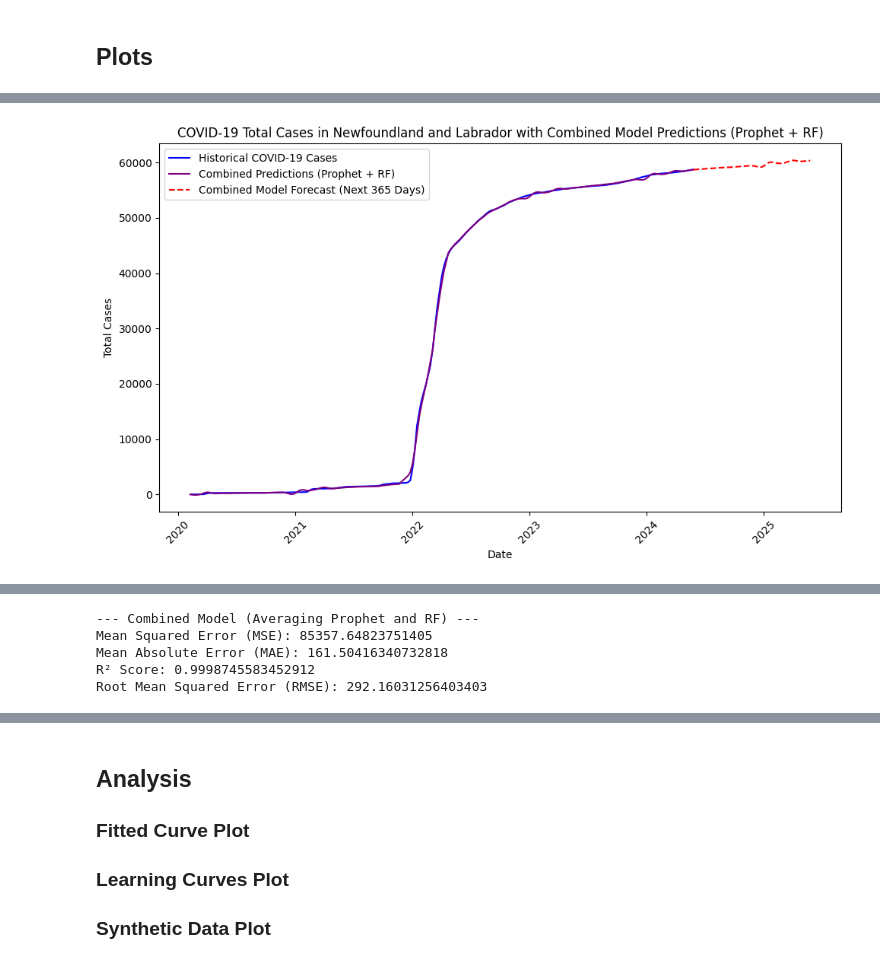
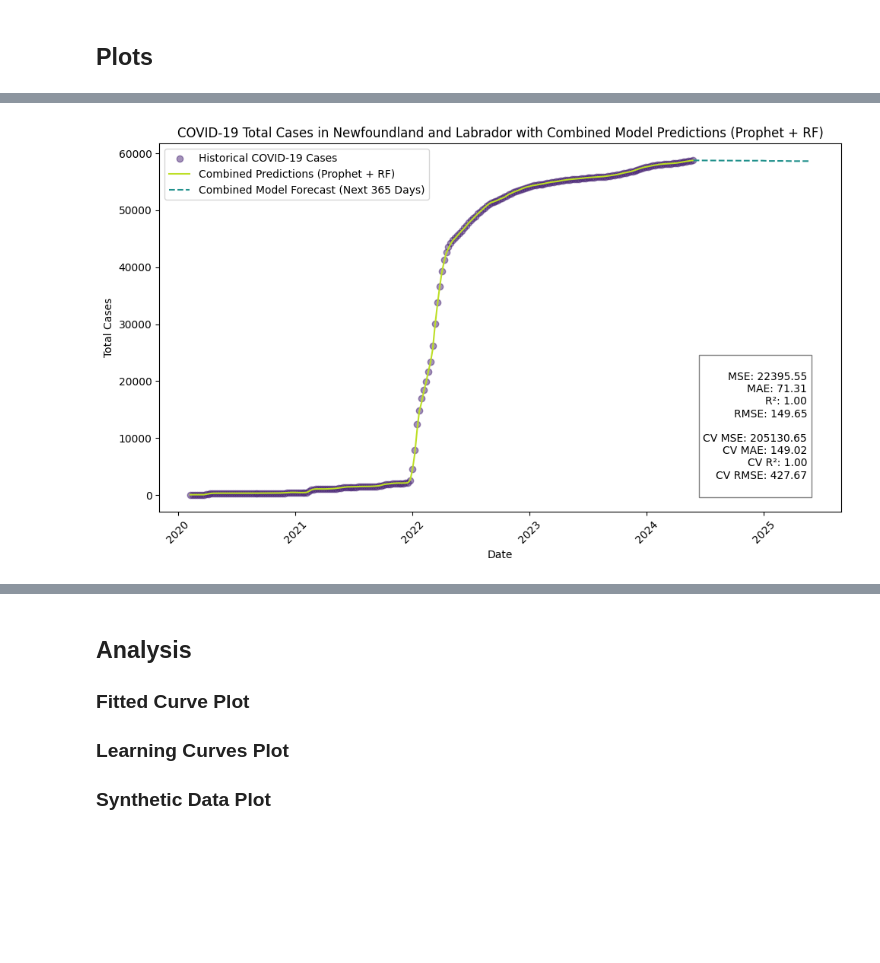
Before and after one commit to sa0v/COVID-19, a Jupyter notebook: COVID-19 in Newfoundland and Labrador.ipynb, the cells around one changed output, grey strips where cells are left out. Cells and saved outputs as stored; diff of their text form; code cells hidden in the pictures; blank space fills up the shorter version.

Commit message:
Still working on error metrics

```diff
--- a/COVID-19 in Newfoundland and Labrador.ipynb
+++ b/COVID-19 in Newfoundland and Labrador.ipynb
@@ -25,6 +25,7 @@ import pandas as pd
 import matplotlib.pyplot as plt
 from prophet import Prophet
 from sklearn.ensemble import RandomForestRegressor
+from sklearn.linear_model import LinearRegression
 from sklearn.metrics import mean_squared_error, mean_absolute_error, r2_score
 from sklearn.model_selection import KFold
 from datetime import timedelta
@@ -77,24 +78,30 @@ rf_predictions_future = rf_model.predict(X_rf_future)
 historical_prophet_predictions = forecast_prophet['yhat'][:len(df)].values  # Prophet predictions for historical data
 rf_predictions_historical = rf_model.predict(X_rf)  # Random Forest predictions for historical data
 
-# Combine historical predictions (Prophet + RF) for the historical period
-combined_predictions_historical = (historical_prophet_predictions + rf_predictions_historical) / 2
+# Combine historical predictions (Prophet + RF) for the historical period using Linear Regression
+X_meta = np.column_stack((historical_prophet_predictions, rf_predictions_historical))  # Features for meta-model
+meta_model = LinearRegression()
+meta_model.fit(X_meta, df['totalcases'])
 
-# Combine future predictions (Prophet + RF) for the next 365 days
-combined_predictions_future = (forecast_prophet['yhat'][-365:].values + rf_predictions_future) / 2
+# Get combined predictions from the meta-model (Linear Regression)
+combined_predictions_historical = meta_model.predict(X_meta)
+
+# Combine future predictions (Prophet + RF) for the next 365 days using Linear Regression
+X_meta_future = np.column_stack((forecast_prophet['yhat'][-365:].values, rf_predictions_future))
+combined_predictions_future = meta_model.predict(X_meta_future)
 
 # Plot the results
 plt.figure(figsize=(10, 6))
 
 # Plot historical data (actual cases)
-plt.plot(df['date'], df['totalcases'], label='Historical COVID-19 Cases', color='blue')
+plt.scatter(df['date'], df['totalcases'], label='Historical COVID-19 Cases', color=plt.cm.viridis(0.1), alpha=0.5)
 
-# Plot combined predictions (averaged from Prophet and Random Forest) for historical period
-plt.plot(df['date'], combined_predictions_historical, label='Combined Predictions (Prophet + RF)', linestyle='-', color='purple')
+# Plot combined predictions (using Linear Regression) for historical period
+plt.plot(df['date'], combined_predictions_historical, label='Combined Predictions (Prophet + RF)', linestyle='-', color=plt.cm.viridis(0.9))
 
 # Plot combined model predictions for the next 365 days as a dashed line
 future_dates = future['ds'][-365:]
-plt.plot(future_dates, combined_predictions_future, label='Combined Model Forecast (Next 365 Days)', linestyle='--', color='red')
+plt.plot(future_dates, combined_predictions_future, label='Combined Model Forecast (Next 365 Days)', linestyle='--', color=plt.cm.viridis(0.5))
 
 # Formatting
 plt.xlabel('Date')
@@ -103,21 +110,16 @@ plt.title('COVID-19 Total Cases in Newfoundland and Labrador with Combined Model
 plt.legend()
 plt.xticks(rotation=45)
 plt.tight_layout()
-plt.show()
 
-# Evaluation metrics for Combined Model (Averaging Prophet and RF)
-mse_combined = mean_squared_error(df['totalcases'], combined_predictions_historical)
-mae_combined = mean_absolute_error(df['totalcases'], combined_predictions_historical)
-r2_combined = r2_score(df['totalcases'], combined_predictions_historical)
-rmse_combined = np.sqrt(mse_combined)
+# Add performance metrics as text in lower-right corner
+performance_metrics = f"""
+MSE: {mean_squared_error(df['totalcases'], combined_predictions_historical):.2f}
+MAE: {mean_absolute_error(df['totalcases'], combined_predictions_historical):.2f}
+R²: {r2_score(df['totalcases'], combined_predictions_historical):.2f}
+RMSE: {np.sqrt(mean_squared_error(df['totalcases'], combined_predictions_historical)):.2f}
+"""
 
-print("--- Combined Model (Averaging Prophet and RF) ---")
-print(f'Mean Squared Error (MSE): {mse_combined}')
-print(f'Mean Absolute Error (MAE): {mae_combined}')
-print(f'R² Score: {r2_combined}')
-print(f'Root Mean Squared Error (RMSE): {rmse_combined}')
-
-# Cross-validation (5-fold) for the combined model
+# Cross-validation for Combined Model
 kf = KFold(n_splits=5, shuffle=True, random_state=42)
 
 cv_mse_list = []
@@ -144,14 +146,17 @@ for train_index, val_index in kf.split(df):
     rf_predictions_historical = rf_model.predict(X_rf_train)
 
     # Combine the historical predictions (Prophet + RF)
-    combined_predictions_train = (historical_prophet_predictions + rf_predictions_historical) / 2
+    X_meta_train = np.column_stack((historical_prophet_predictions, rf_predictions_historical))
+    meta_model = LinearRegression()
+    meta_model.fit(X_meta_train, train_data['totalcases'])
 
     # Predictions on the validation set
     val_prophet_data = val_data[['date']].rename(columns={'date': 'ds'})
     historical_prophet_predictions_val = prophet_model.predict(val_prophet_data)['yhat'].values
     rf_predictions_val = rf_model.predict(val_data[['days']])
 
-    combined_predictions_val = (historical_prophet_predictions_val + rf_predictions_val) / 2
+    X_meta_val = np.column_stack((historical_prophet_predictions_val, rf_predictions_val))
+    combined_predictions_val = meta_model.predict(X_meta_val)
 
     # Evaluate metrics on validation set
     mse = mean_squared_error(val_data['totalcases'], combined_predictions_val)
@@ -170,10 +175,18 @@ cv_mae = np.mean(cv_mae_list)
 cv_r2 = np.mean(cv_r2_list)
 cv_rmse = np.mean(cv_rmse_list)
 
-# Print the cross-validation metrics
-print("\nCross-Validation Metrics for Combined Model:")
-print(f"CV Mean Squared Error (MSE): {cv_mse}")
-print(f"CV Mean Absolute Error (MAE): {cv_mae}")
-print(f"CV R² Score: {cv_r2}")
-print(f"CV Root Mean Squared Error (RMSE): {cv_rmse}")
+# Add the CV metrics to the performance metrics
+performance_metrics_cv = f"""
+CV MSE: {cv_mse:.2f}
+CV MAE: {cv_mae:.2f}
+CV R²: {cv_r2:.2f}
+CV RMSE: {cv_rmse:.2f}
+"""
+
+# Add the metrics as text on the plot
+plt.text(0.95, 0.05, performance_metrics + performance_metrics_cv, transform=plt.gca().transAxes, fontsize=10,
+         verticalalignment='bottom', horizontalalignment='right', bbox=dict(facecolor='white', alpha=0.5))
+
+# Show the plot
+plt.show()
 # %% [output]
@@ -182 +205 @@ print(f"CV Root Mean Squared Error (RMSE): {cv_rmse}")
-[figure, old version]
+[figure, new version]
@@ -187,5 +205,0 @@ print(f"CV Root Mean Squared Error (RMSE): {cv_rmse}")
---- Combined Model (Averaging Prophet and RF) ---
-Mean Squared Error (MSE): 85357.64823751405
-Mean Absolute Error (MAE): 161.50416340732818
-R² Score: 0.9998745583452912
-Root Mean Squared Error (RMSE): 292.16031256403403
```
Also changed, not shown: parts of 1 cell of this notebook.
